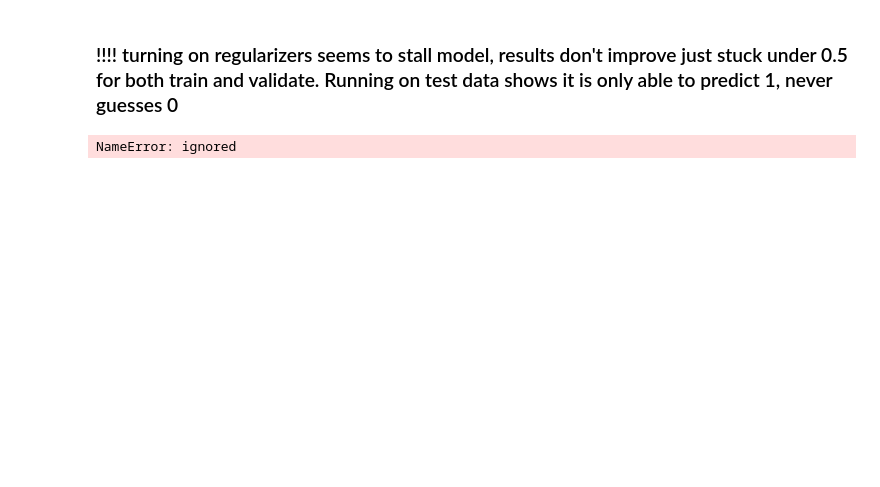
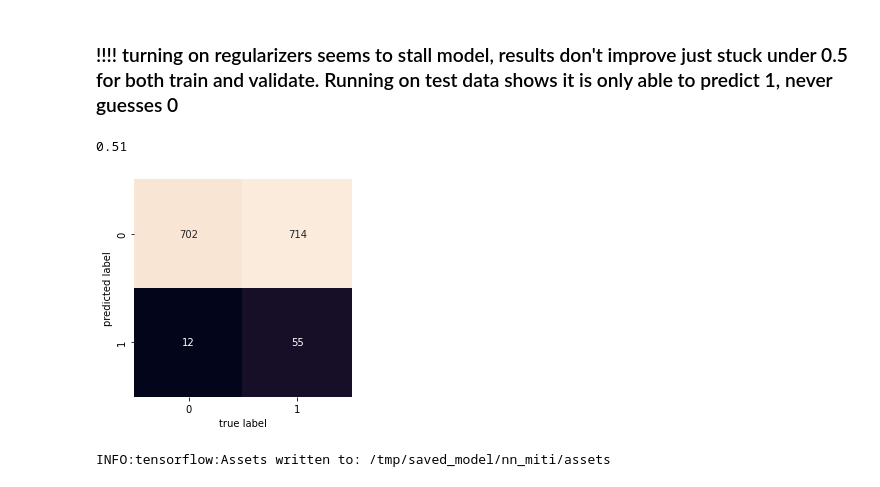
Before and after one commit to reneebrecht/human-protein-atlas-image-classification, a Jupyter notebook: notebooks/SecondBinary_NN_improvement_4_Colab_acces_cloud.ipynb, the cells around one changed output. Drawn from its saved outputs; the diff is of its cells as text; code cells hidden in the pictures; blank space fills up the shorter version.

```diff
--- a/notebooks/SecondBinary_NN_improvement_4_Colab_acces_cloud.ipynb
+++ b/notebooks/SecondBinary_NN_improvement_4_Colab_acces_cloud.ipynb
@@ -149,5 +173,5 @@ Get the embedded data for the mitochondria data and the same amount of data not
 # %%
-bin_embed_mit = Bin_Embedding(mitochondria_pictures.get_pictures(), 23, embed_path)
+bin_embed_mit = Bin_Embedding(mitochondria_pictures.get_pictures(), 23, '/tmp/embed_path')
 # %% [markdown]
 ### Split into train/test and transform/standardize
 # %%
@@ -210,14 +232,20 @@ AttributeError: ignored
 # %% [markdown]
 ### !!!! turning on regularizers seems to stall model, results don't improve just stuck under 0.5 for both train and validate. Running on test data shows it is only able to predict 1, never guesses 0
 # %%
-y_pred = model.predict(X_test)
+y_pred = nn_model_mit.model.predict(X_test)
 
 # Plotting the confusing matrix
 mat = confusion_matrix(y_test, y_pred.round())
 sns.heatmap(mat.T, square=True, annot=True, fmt='d', cbar=False)
 plt.xlabel('true label')
 plt.ylabel('predicted label');
 
 accuracy_score(y_test, y_pred.round()).round(2)
 # %% [output]
-NameError: ignored
+0.51
+[figure, added]
+# %%
+!mkdir -p /tmp/saved_model
+nn_model_mit.model.save('/tmp/saved_model/nn_miti')
+# %% [output]
+INFO:tensorflow:Assets written to: /tmp/saved_model/nn_miti/assets
```
Also changed, not shown: parts of 10 cells of this notebook.
